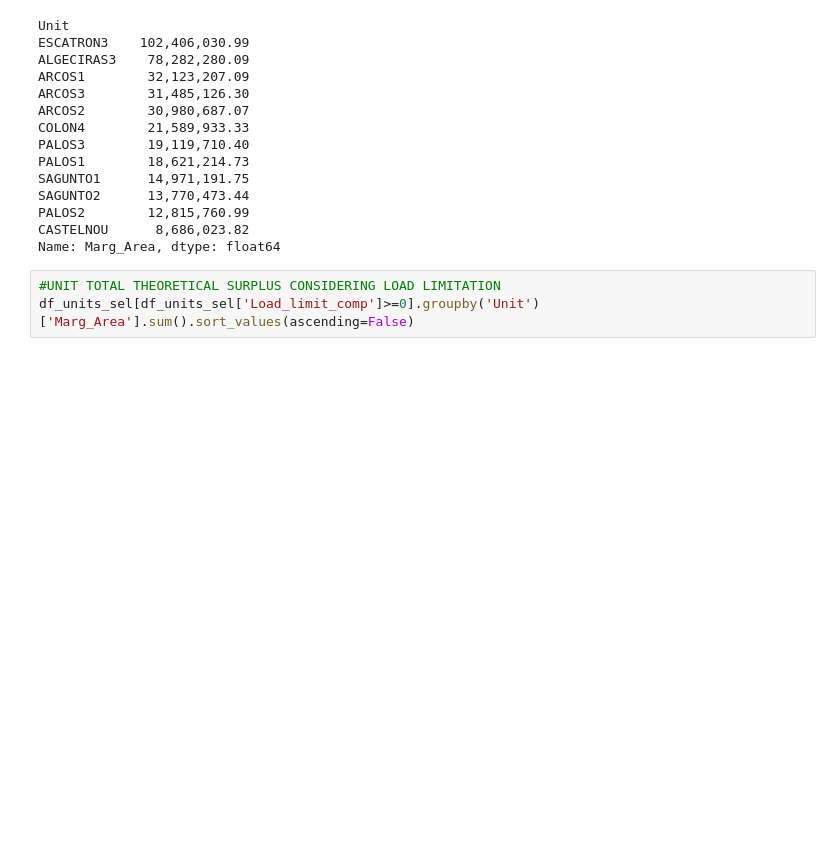
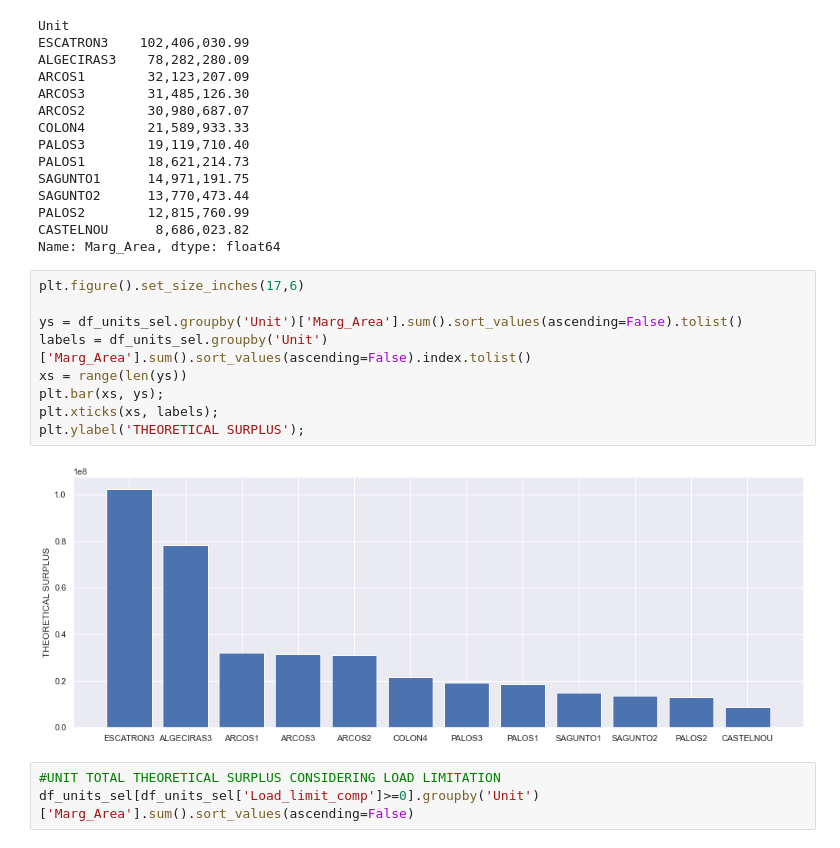
Before and after one commit to luisdelpozo/TFM, a Jupyter notebook: 30_UNIT_Bid_Comparison.ipynb, the cells around one changed output. Cells and saved outputs as stored; diff of their text form; blank space fills up the shorter version.

```diff
--- a/30_UNIT_Bid_Comparison.ipynb
+++ b/30_UNIT_Bid_Comparison.ipynb
@@ -499,6 +500,17 @@ SAGUNTO2      13,770,473.44
 PALOS2        12,815,760.99
 CASTELNOU      8,686,023.82
 Name: Marg_Area, dtype: float64
+# %%
+plt.figure().set_size_inches(17,6)
+
+ys = df_units_sel.groupby('Unit')['Marg_Area'].sum().sort_values(ascending=False).tolist()
+labels = df_units_sel.groupby('Unit')['Marg_Area'].sum().sort_values(ascending=False).index.tolist()
+xs = range(len(ys))
+plt.bar(xs, ys);
+plt.xticks(xs, labels);
+plt.ylabel('THEORETICAL SURPLUS');
+# %% [output]
+[figure, added]
 # %%
 #UNIT TOTAL THEORETICAL SURPLUS CONSIDERING LOAD LIMITATION
 df_units_sel[df_units_sel['Load_limit_comp']>=0].groupby('Unit')['Marg_Area'].sum().sort_values(ascending=False)
```
Also changed, not shown: parts of 9 cells of this notebook, 2 other files.
